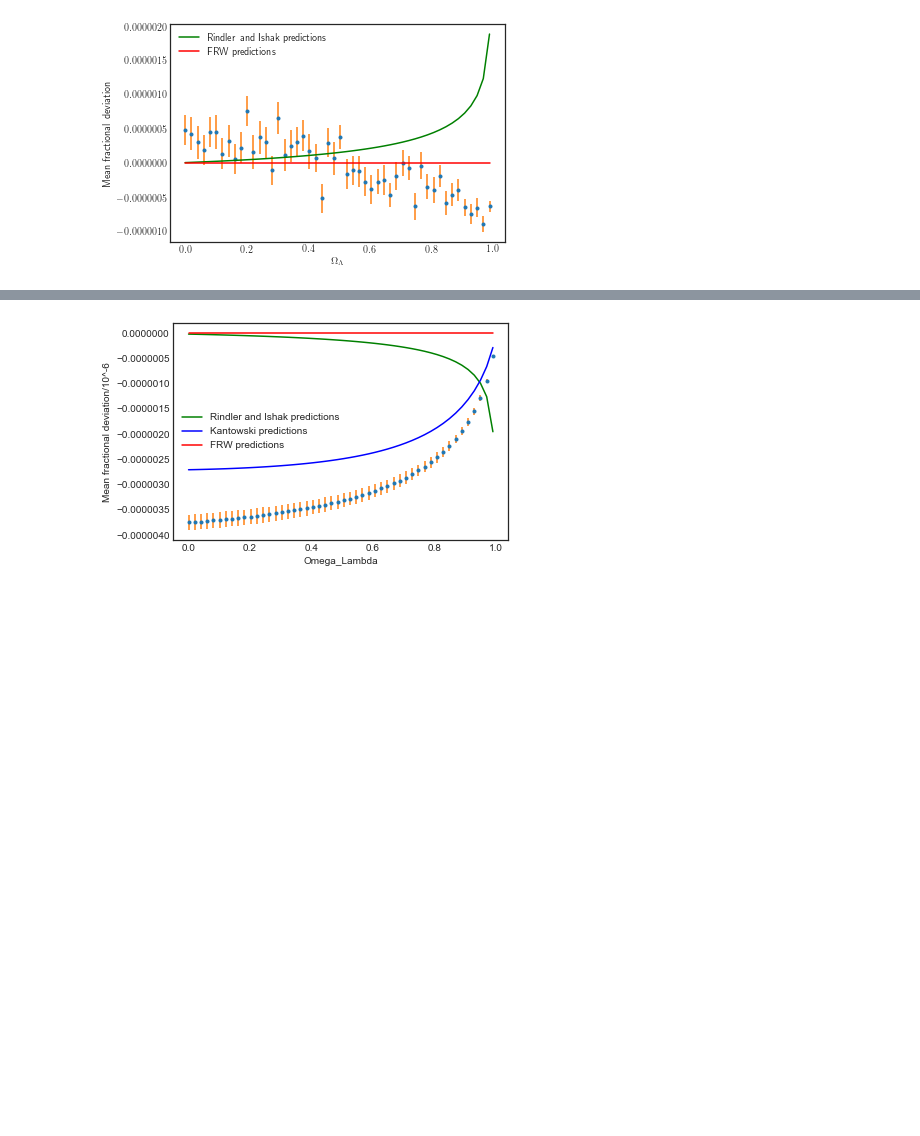
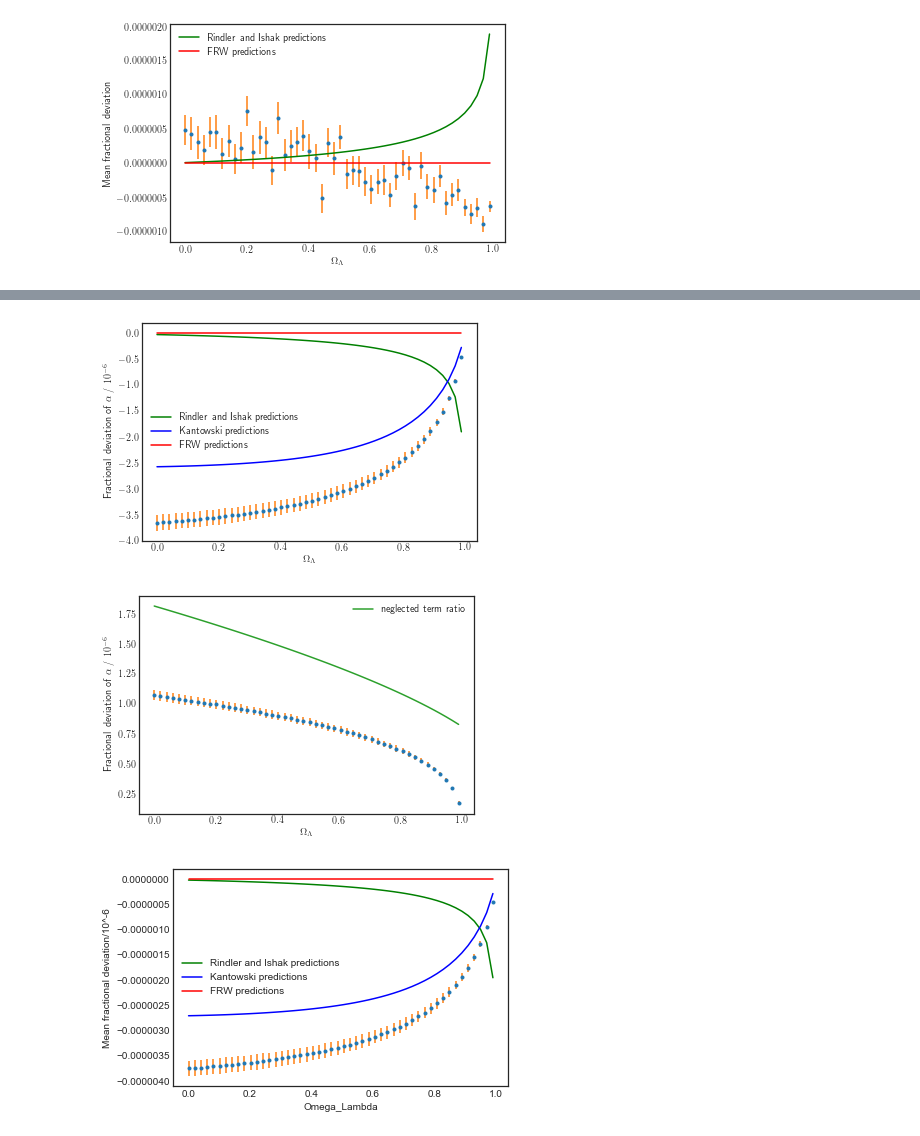
Before and after one commit to lingxz/lightbending, a Jupyter notebook: diff_lambdas_new.ipynb, the cells around one changed output, grey strips where cells are left out. Cells and saved outputs as stored; diff of their text form; code cells hidden in the pictures; blank space fills up the shorter version.

```diff
--- a/diff_lambdas_new.ipynb
+++ b/diff_lambdas_new.ipynb
@@ -163,3 +163,13 @@ plot_alphas('data/half_analytical_const_lensz.csv', plot_ishak=True, plot_kantow
+# %%
+import util
+import importlib
+importlib.reload(util)
+from util import plot_alphas
+filenames = ['images/const_lensz.png', 'images/const_lensz_neglected.png']
+plot_alphas('data/half_analytical_const_lensz.csv', plot_ishak=True, plot_kantowski=True, latex=True, filenames=filenames)
+# %% [output]
+[figure, added]
+[figure, added]
 # %%
 import importlib
 importlib.reload(util)
```
Also changed, not shown: parts of 7 cells of this notebook, 18 other files.
